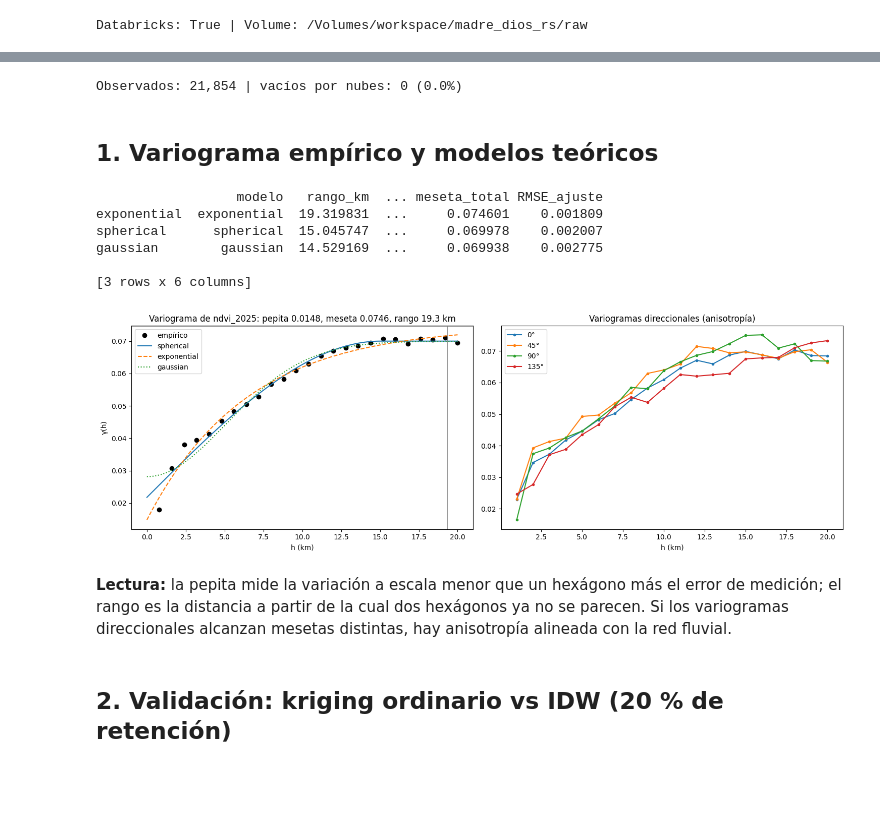
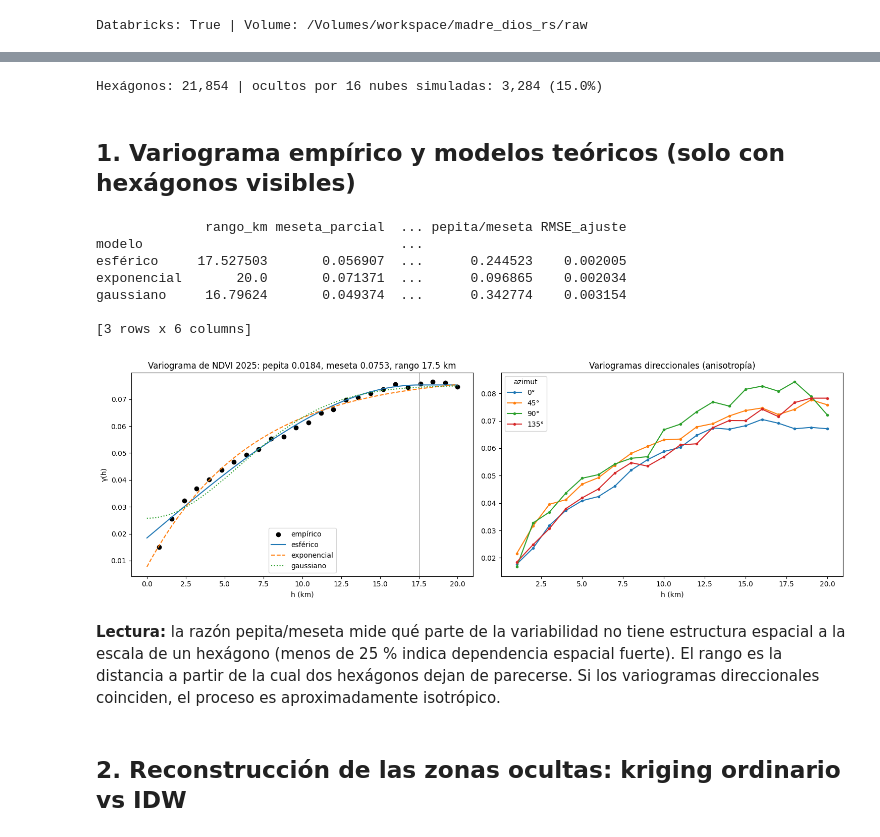
Before and after one commit to wilder14-eslu/teledeteccion-cloud-madre-de-dios, a Jupyter notebook: resultados/notebooks_ejecutados/04_variograma_y_kriging.ipynb, the cells around one changed output, grey strips where cells are left out. Saved outputs shown, nothing was run; the diff lists cells and outputs as text; code cells hidden in the pictures; blank space fills up the shorter version.

```diff
--- a/resultados/notebooks_ejecutados/04_variograma_y_kriging.ipynb
+++ b/resultados/notebooks_ejecutados/04_variograma_y_kriging.ipynb
@@ -44,12 +50 @@ Hexágonos: 21,854 | años: [2018, 2020, 2022, 2024, 2025]
 [interactive output not drawn]
-# %%
-VAR = f"ndvi_{Y1}"
-obs = gdf.dropna(subset=[VAR]).reset_index(drop=True)
-gaps = gdf[gdf[VAR].isna()].reset_index(drop=True)
-print(f"Observados: {len(obs):,} | vacíos por nubes: {len(gaps):,} ({len(gaps)/len(gdf):.1%})")
-
-rng = np.random.default_rng(42)
-s = obs.iloc[rng.choice(len(obs), size=min(3000, len(obs)), replace=False)]
-coords, vals = s[["x_km", "y_km"]].values, s[VAR].values
-# %% [output]
-Observados: 21,854 | vacíos por nubes: 0 (0.0%)
@@ -56,49 +73,70 @@ Observados: 21,854 | vacíos por nubes: 0 (0.0%)
+# %%
+VAR = f"ndvi_{Y1}"
+obs = gdf.dropna(subset=[VAR]).reset_index(drop=True)
+xy = obs[["x_km", "y_km"]].values
+
+# Nubes simuladas: discos aleatorios hasta ocultar el 15 % de los hexágonos
+rng = np.random.default_rng(42)
+oculto = np.zeros(len(obs), dtype=bool)
+nubes = []
+while oculto.mean() < 0.15:
+    c, r = xy[rng.integers(len(xy))], rng.uniform(1.5, 4.0)
+    oculto |= np.hypot(*(xy - c).T) < r
+    nubes.append((c, r))
+obs["oculto"] = oculto
+visibles, ocultos = obs[~oculto], obs[oculto]
+print(f"Hexágonos: {len(obs):,} | ocultos por {len(nubes)} nubes simuladas: {oculto.sum():,} ({oculto.mean():.1%})")
+# %% [output]
+Hexágonos: 21,854 | ocultos por 16 nubes simuladas: 3,284 (15.0%)
 # %% [markdown]
-## 1. Variograma empírico y modelos teóricos
+## 1. Variograma empírico y modelos teóricos (solo con hexágonos visibles)
 # %%
 import skgstat as skg
 
+s = visibles.iloc[rng.choice(len(visibles), size=min(3000, len(visibles)), replace=False)]
+coords, vals = s[["x_km", "y_km"]].values, s[VAR].values
+nombres = {"spherical": "esférico", "exponential": "exponencial", "gaussian": "gaussiano"}
 modelos = {}
-for m in ["spherical", "exponential", "gaussian"]:
+for m in nombres:
     V = skg.Variogram(coords, vals, model=m, n_lags=25, maxlag=20, use_nugget=True)
     rng_, sill, nug = V.parameters[:3]
-    modelos[m] = {"modelo": m, "rango_km": rng_, "meseta_parcial": sill, "pepita": nug,
-                  "meseta_total": sill + nug, "RMSE_ajuste": V.rmse, "obj": V}
+    modelos[m] = {"modelo": nombres[m], "rango_km": rng_, "meseta_parcial": sill, "pepita": nug,
+                  "meseta_total": sill + nug, "pepita/meseta": nug / (sill + nug), "RMSE_ajuste": V.rmse, "obj": V}
 tab = pd.DataFrame(modelos).T.drop(columns="obj").sort_values("RMSE_ajuste")
 best = tab.index[0]
-print(tab.round(5))
+print(tab.set_index("modelo").round(4))
 # %% [output]
-                  modelo   rango_km  ... meseta_total RMSE_ajuste
-exponential  exponential  19.319831  ...     0.074601    0.001809
-spherical      spherical  15.045747  ...     0.069978    0.002007
-gaussian        gaussian  14.529169  ...     0.069938    0.002775
+              rango_km meseta_parcial  ... pepita/meseta RMSE_ajuste
+modelo                                 ...
+esférico     17.527503       0.056907  ...      0.244523    0.002005
+exponencial       20.0       0.071371  ...      0.096865    0.002034
+gaussiano     16.79624       0.049374  ...      0.342774    0.003154
 
 [3 rows x 6 columns]
 # %%
 V = modelos[best]["obj"]
 h = np.linspace(0, V.bins.max(), 200)
 fig, ax = plt.subplots(1, 2, figsize=(15, 5))
 ax[0].plot(V.bins, V.experimental, "o", c="k", label="empírico")
 for m, sty in zip(modelos, ["-", "--", ":"]):
-    ax[0].plot(h, modelos[m]["obj"].fitted_model(h), sty, label=m)
+    ax[0].plot(h, modelos[m]["obj"].fitted_model(h), sty, label=nombres[m])
 r, ps, n0 = modelos[best]["rango_km"], modelos[best]["meseta_parcial"], modelos[best]["pepita"]
 ax[0].axhline(ps + n0, c="grey", lw=0.6); ax[0].axvline(r, c="grey", lw=0.6)
 ax[0].set_xlabel("h (km)"); ax[0].set_ylabel("γ(h)"); ax[0].legend()
-ax[0].set_title(f"Variograma de {VAR}: pepita {n0:.4f}, meseta {ps+n0:.4f}, rango {r:.1f} km")
-
+ax[0].set_title(f"Variograma de NDVI {Y1}: pepita {n0:.4f}, meseta {ps+n0:.4f}, rango {r:.1f} km")
 for az, c in [(0, "C0"), (45, "C1"), (90, "C2"), (135, "C3")]:
     DV = skg.DirectionalVariogram(coords, vals, azimuth=az, tolerance=22.5, n_lags=20, maxlag=20)
     ax[1].plot(DV.bins, DV.experimental, "o-", c=c, ms=3, label=f"{az}°")
-ax[1].set_xlabel("h (km)"); ax[1].set_title("Variogramas direccionales (anisotropía)"); ax[1].legend()
+ax[1].set_xlabel("h (km)"); ax[1].set_title("Variogramas direccionales (anisotropía)"); ax[1].legend(title="azimut")
 plt.tight_layout(); plt.savefig(FIG / "04_variogramas.png", dpi=150); plt.show()
 # %% [output]
-[figure, old version]
+[figure, new version]
 # %% [markdown]
-**Lectura:** la pepita mide la variación a escala menor que un hexágono más el error de medición;
-el rango es la distancia a partir de la cual dos hexágonos ya no se parecen. Si los variogramas
-direccionales alcanzan mesetas distintas, hay anisotropía alineada con la red fluvial.
+**Lectura:** la razón pepita/meseta mide qué parte de la variabilidad no tiene estructura espacial a la escala de
+un hexágono (menos de 25 % indica dependencia espacial fuerte). El rango es la distancia a partir de la cual dos
+hexágonos dejan de parecerse. Si los variogramas direccionales coinciden, el proceso es aproximadamente isotrópico.
 # %% [markdown]
-## 2. Validación: kriging ordinario vs IDW (20 % de retención)
+## 2. Reconstrucción de las zonas ocultas: kriging ordinario vs IDW
 # %%
 from pykrige.ok import OrdinaryKriging
 from scipy.spatial import cKDTree
```
Also changed, not shown: parts of 10 cells of this notebook, 29 other files.
